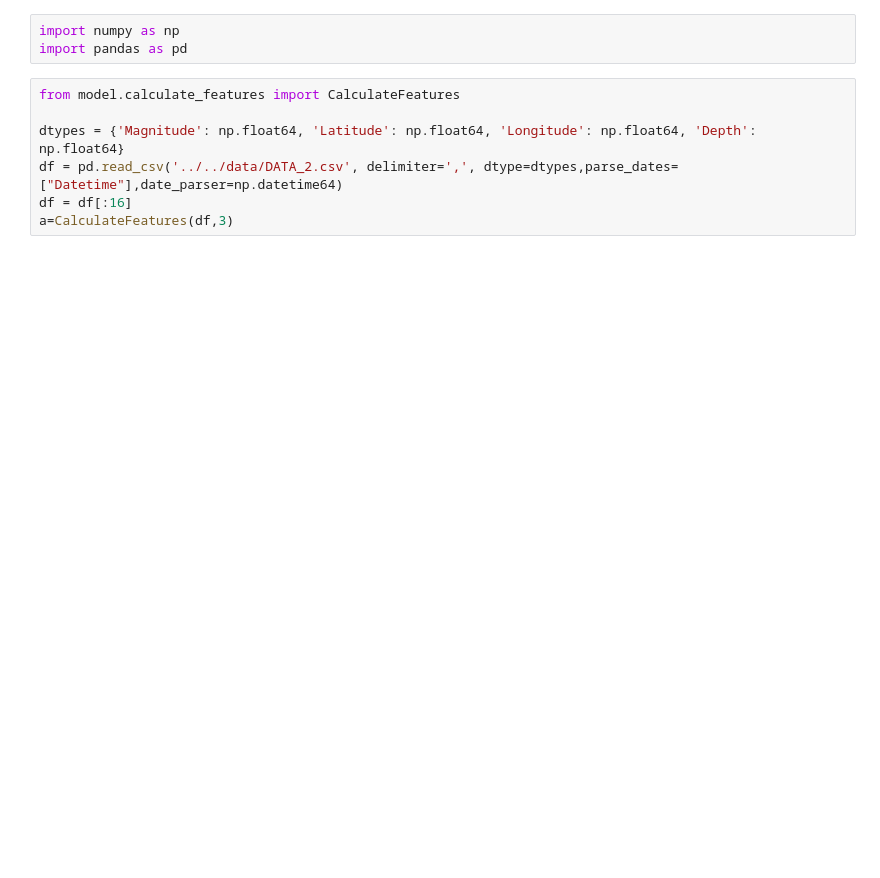
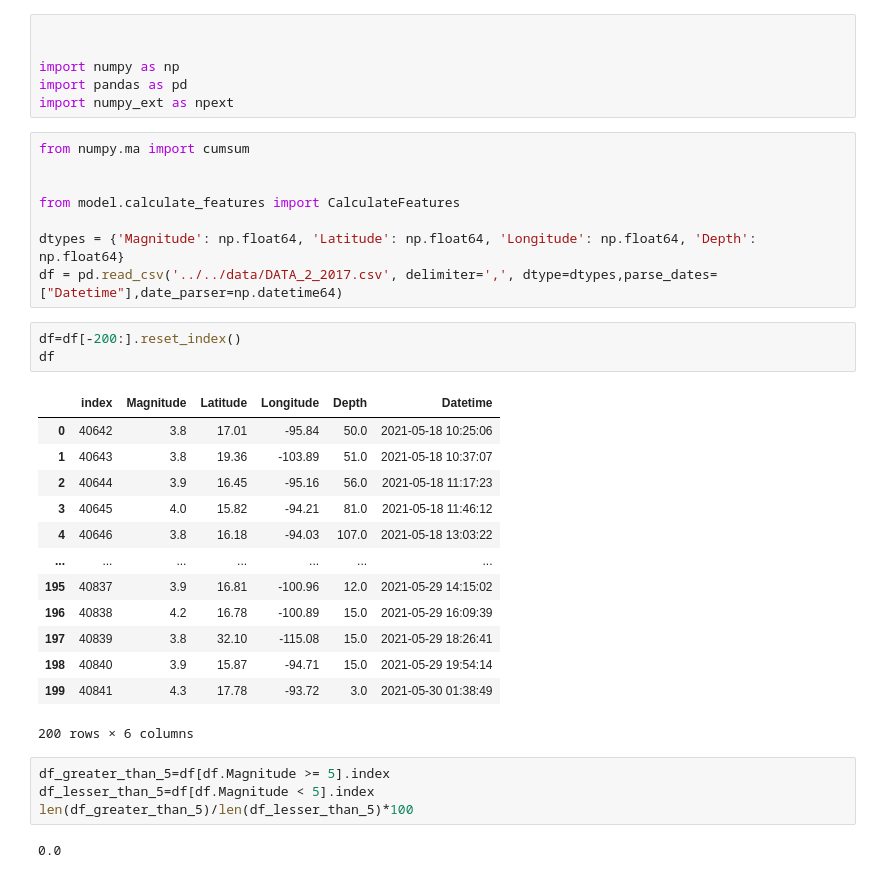
Before and after one commit to juadolfob/SeismicPrediction, a Jupyter notebook: notebooks/testing/Untitled.ipynb, the cells around one changed output. Saved outputs shown, nothing was run; the diff lists cells and outputs as text; blank space fills up the shorter version.

```diff
--- a/notebooks/testing/Untitled.ipynb
+++ b/notebooks/testing/Untitled.ipynb
@@ -1,10 +1,37 @@
 # %%
+
+
 import numpy as np
 import pandas as pd
+import numpy_ext as npext
 # %%
+from numpy.ma import cumsum
+
+
 from model.calculate_features import CalculateFeatures
 
 dtypes = {'Magnitude': np.float64, 'Latitude': np.float64, 'Longitude': np.float64, 'Depth': np.float64}
-df = pd.read_csv('../../data/DATA_2.csv', delimiter=',', dtype=dtypes,parse_dates=["Datetime"],date_parser=np.datetime64)
-df = df[:16]
-a=CalculateFeatures(df,3)
+df = pd.read_csv('../../data/DATA_2_2017.csv', delimiter=',', dtype=dtypes,parse_dates=["Datetime"],date_parser=np.datetime64)
+# %%
+df=df[-200:].reset_index()
+df
+# %% [output]
+|  | index | Magnitude | Latitude | Longitude | Depth | Datetime |
+| 0 | 40642 | 3.8 | 17.01 | -95.84 | 50.0 | 2021-05-18 10:25:06 |
+| 1 | 40643 | 3.8 | 19.36 | -103.89 | 51.0 | 2021-05-18 10:37:07 |
+| 2 | 40644 | 3.9 | 16.45 | -95.16 | 56.0 | 2021-05-18 11:17:23 |
+| 3 | 40645 | 4.0 | 15.82 | -94.21 | 81.0 | 2021-05-18 11:46:12 |
+| 4 | 40646 | 3.8 | 16.18 | -94.03 | 107.0 | 2021-05-18 13:03:22 |
+| ... | ... | ... | ... | ... | ... | ... |
+| 195 | 40837 | 3.9 | 16.81 | -100.96 | 12.0 | 2021-05-29 14:15:02 |
+| 196 | 40838 | 4.2 | 16.78 | -100.89 | 15.0 | 2021-05-29 16:09:39 |
+| 197 | 40839 | 3.8 | 32.10 | -115.08 | 15.0 | 2021-05-29 18:26:41 |
+| 198 | 40840 | 3.9 | 15.87 | -94.71 | 15.0 | 2021-05-29 19:54:14 |
+| 199 | 40841 | 4.3 | 17.78 | -93.72 | 3.0 | 2021-05-30 01:38:49 |
+200 rows × 6 columns
+# %%
+df_greater_than_5=df[df.Magnitude >= 5].index
+df_lesser_than_5=df[df.Magnitude < 5].index
+len(df_greater_than_5)/len(df_lesser_than_5)*100
+# %% [output]
+0.0
```
Also changed, not shown: parts of 4 cells of this notebook, 4 other files.
